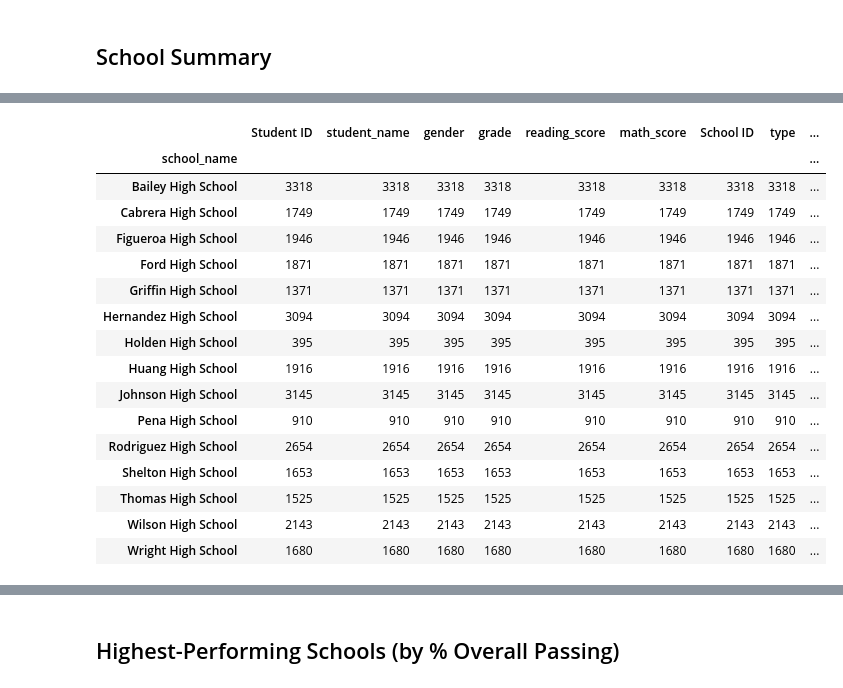
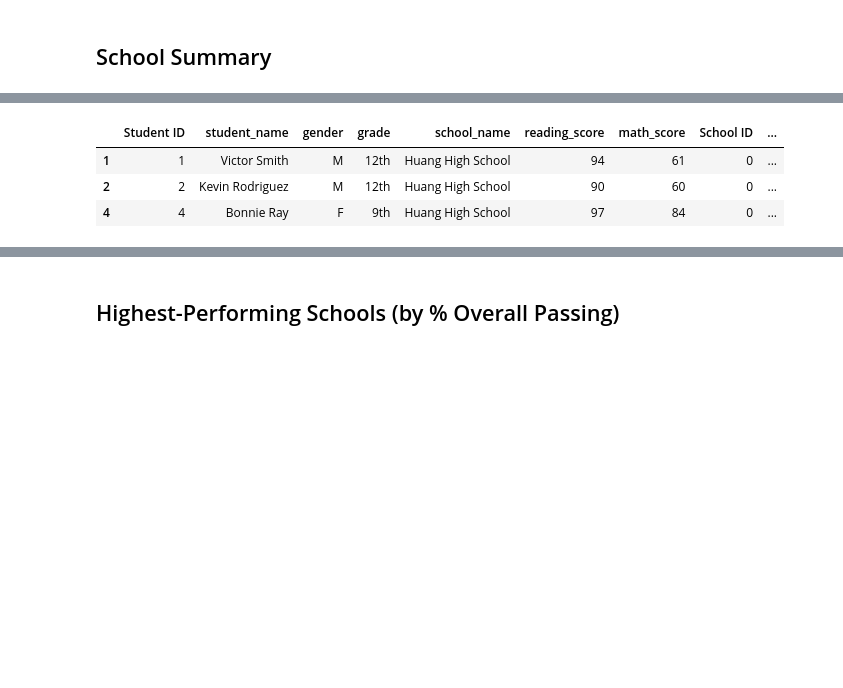
Before and after one commit to OkeyOc/Pandas_Challange_OC, a Jupyter notebook: Starter_Code4/Starter_Code/PyCitySchools/PyCitySchools_starter.ipynb, the cells around one changed output, grey strips where cells are left out. Cells and saved outputs as stored; diff of their text form; code cells hidden in the pictures; blank space fills up the shorter version.

```diff
--- a/Starter_Code4/Starter_Code/PyCitySchools/PyCitySchools_starter.ipynb
+++ b/Starter_Code4/Starter_Code/PyCitySchools/PyCitySchools_starter.ipynb
@@ -110,8 +114,8 @@ district_summary.isna()
 # %% [markdown]
 ## School Summary
 # %%
-# Use the code provided to select all of the school types
-school_types = school_data_complete.set_index("school_name")["type"]
-school_types
+# Select the school types from school dataset
+school_types = school_data.set_index(["school_name"])["type"]
+school_types.head(3)
 # %% [output]
 school_name
@@ -224,25 +173,10 @@ school_students_passing_math
 # %%
-# Calculate the number of students per school with reading scores of 70 or higher
-students_passing_reading = school_data_complete[school_data_complete["reading_score"]>=70]
-school_students_passing_reading = students_passing_math.groupby(["school_name"]).count()
-students_passing_reading
-school_students_passing_reading
+# Calculate the number of schools with reading scores of 70 or higher
+school_passing_reading = school_data_complete[school_data_complete['reading_score']>=70]
+school_passing_reading.head(3)
 # %% [output]
-|  | Student ID | student_name | gender | grade | reading_score | math_score | School ID | type | ... |
-| school_name |  |  |  |  |  |  |  |  | ... |
-| Bailey High School | 3318 | 3318 | 3318 | 3318 | 3318 | 3318 | 3318 | 3318 | ... |
-| Cabrera High School | 1749 | 1749 | 1749 | 1749 | 1749 | 1749 | 1749 | 1749 | ... |
-| Figueroa High School | 1946 | 1946 | 1946 | 1946 | 1946 | 1946 | 1946 | 1946 | ... |
-| Ford High School | 1871 | 1871 | 1871 | 1871 | 1871 | 1871 | 1871 | 1871 | ... |
-| Griffin High School | 1371 | 1371 | 1371 | 1371 | 1371 | 1371 | 1371 | 1371 | ... |
-| Hernandez High School | 3094 | 3094 | 3094 | 3094 | 3094 | 3094 | 3094 | 3094 | ... |
-| Holden High School | 395 | 395 | 395 | 395 | 395 | 395 | 395 | 395 | ... |
-| Huang High School | 1916 | 1916 | 1916 | 1916 | 1916 | 1916 | 1916 | 1916 | ... |
-| Johnson High School | 3145 | 3145 | 3145 | 3145 | 3145 | 3145 | 3145 | 3145 | ... |
-| Pena High School | 910 | 910 | 910 | 910 | 910 | 910 | 910 | 910 | ... |
-| Rodriguez High School | 2654 | 2654 | 2654 | 2654 | 2654 | 2654 | 2654 | 2654 | ... |
-| Shelton High School | 1653 | 1653 | 1653 | 1653 | 1653 | 1653 | 1653 | 1653 | ... |
-| Thomas High School | 1525 | 1525 | 1525 | 1525 | 1525 | 1525 | 1525 | 1525 | ... |
-| Wilson High School | 2143 | 2143 | 2143 | 2143 | 2143 | 2143 | 2143 | 2143 | ... |
-| Wright High School | 1680 | 1680 | 1680 | 1680 | 1680 | 1680 | 1680 | 1680 | ... |
+|  | Student ID | student_name | gender | grade | school_name | reading_score | math_score | School ID | ... |
+| 1 | 1 | Victor Smith | M | 12th | Huang High School | 94 | 61 | 0 | ... |
+| 2 | 2 | Kevin Rodriguez | M | 12th | Huang High School | 90 | 60 | 0 | ... |
+| 4 | 4 | Bonnie Ray | F | 9th | Huang High School | 97 | 84 | 0 | ... |
 # %%
```
Also changed, not shown: parts of 58 cells of this notebook.
